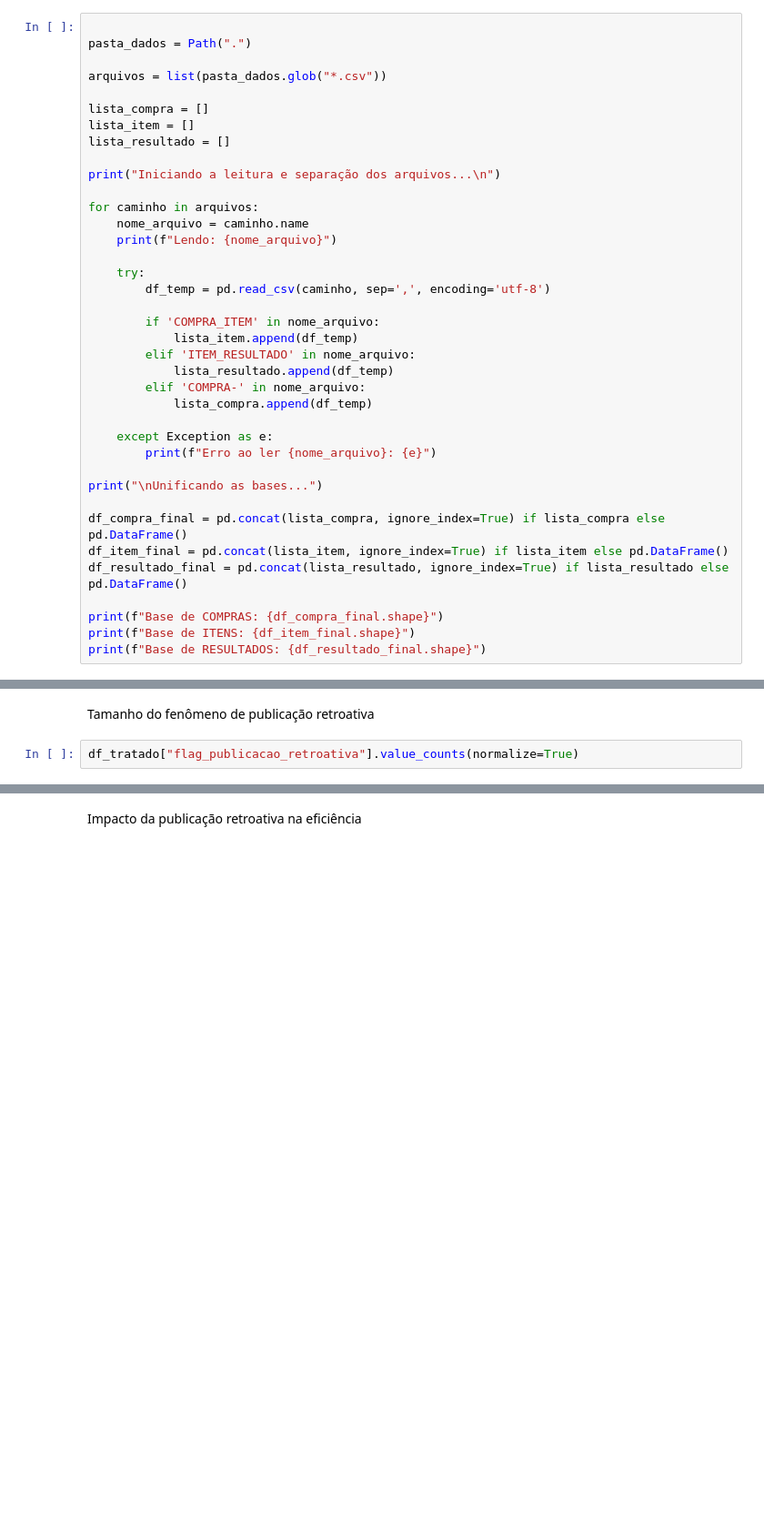
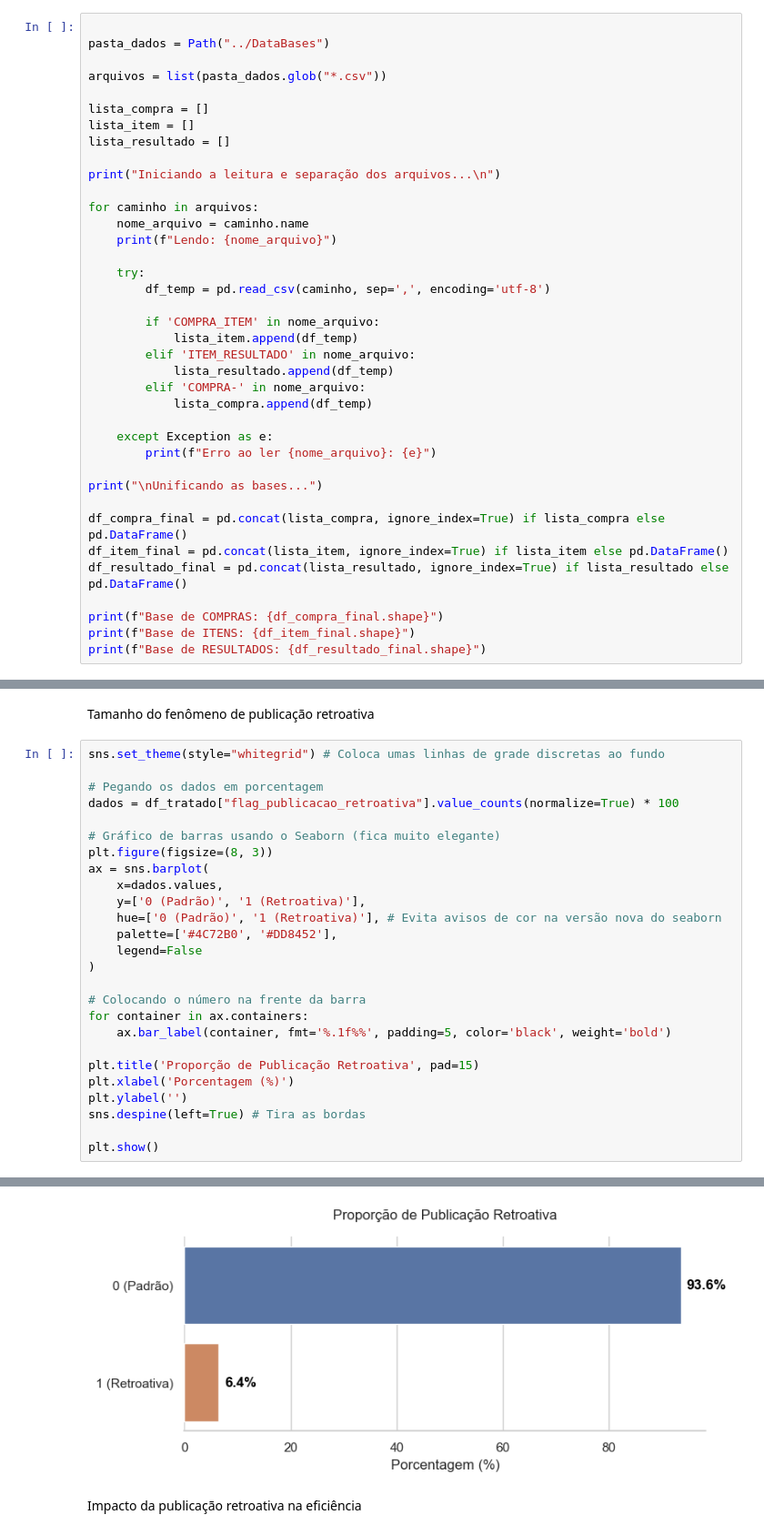
Before and after one commit to Gbiel247/eda-compras-publicas-14133, a Jupyter notebook: licitacoes.ipynb, the cells around one changed output, grey strips where cells are left out. Shown at 91% size. Saved outputs shown, nothing was run; the diff lists cells and outputs as text; blank space fills up the shorter version.

Commit message:
Atualizando o arquivo principal com a nova versão do código

```diff
--- a/licitacoes.ipynb
+++ b/licitacoes.ipynb
@@ -7,7 +7,7 @@ import matplotlib.pyplot as plt
 from pathlib import Path
 # %%
 
-pasta_dados = Path(".")
+pasta_dados = Path("../DataBases")
 
 arquivos = list(pasta_dados.glob("*.csv"))
 
@@ -950,5 +950,29 @@ plt.show()
 # %% [markdown]
 Tamanho do fenômeno de publicação retroativa
 # %%
-df_tratado["flag_publicacao_retroativa"].value_counts(normalize=True)
+sns.set_theme(style="whitegrid") # Coloca umas linhas de grade discretas ao fundo
+
+# Pegando os dados em porcentagem
+dados = df_tratado["flag_publicacao_retroativa"].value_counts(normalize=True) * 100
+
+# Gráfico de barras usando o Seaborn (fica muito elegante)
+plt.figure(figsize=(8, 3))
+ax = sns.barplot(
+    x=dados.values,
+    y=['0 (Padrão)', '1 (Retroativa)'],
+    hue=['0 (Padrão)', '1 (Retroativa)'], # Evita avisos de cor na versão nova do seaborn
+    palette=['#4C72B0', '#DD8452'],
+    legend=False
+)
+
+# Colocando o número na frente da barra
+for container in ax.containers:
+    ax.bar_label(container, fmt='%.1f%%', padding=5, color='black', weight='bold')
+
+plt.title('Proporção de Publicação Retroativa', pad=15)
+plt.xlabel('Porcentagem (%)')
+plt.ylabel('')
+sns.despine(left=True) # Tira as bordas
+
+plt.show()
 # %% [output]
@@ -959,3 +979,4 @@ Name: proportion, dtype: float64
+[figure, added]
 # %% [markdown]
 Impacto da publicação retroativa na eficiência
 # %%
```
Also changed, not shown: parts of 9 cells of this notebook.
